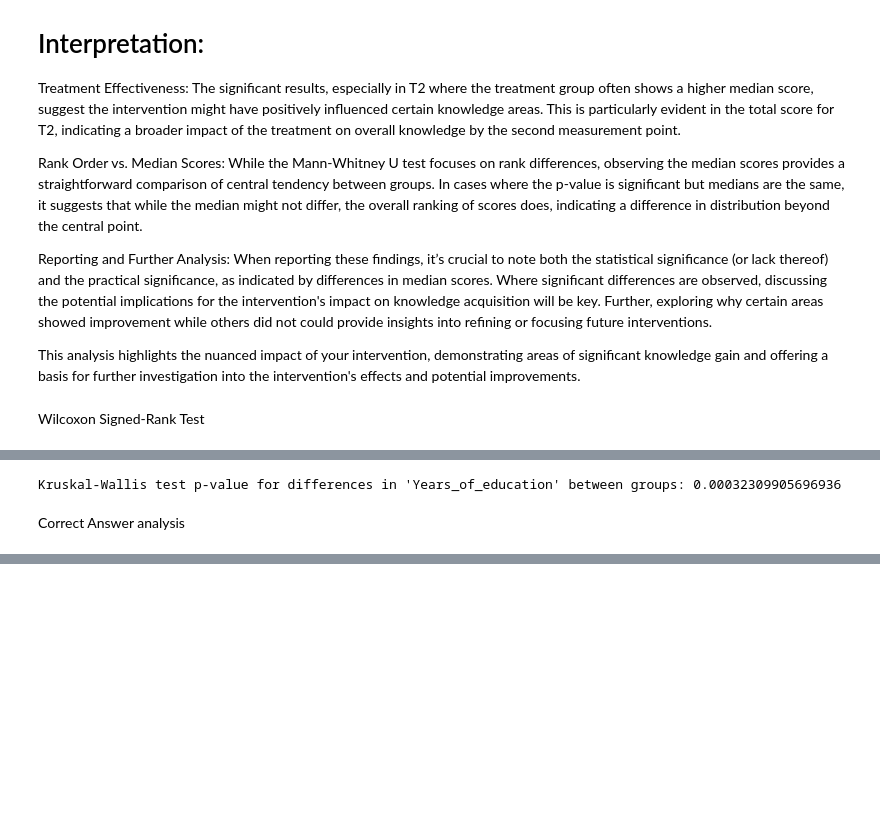
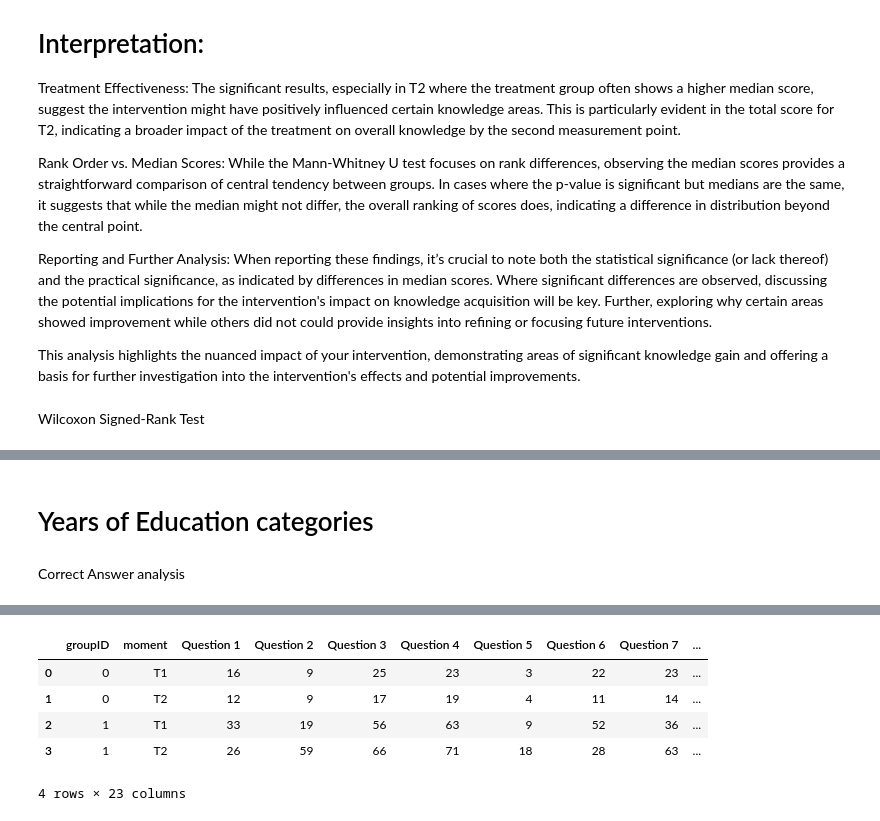
Before and after one commit to wingenium-nagesh/research, a Jupyter notebook: igvz/source/analysis.ipynb, the cells around one changed output, grey strips where cells are left out. Saved outputs shown, nothing was run; the diff lists cells and outputs as text; code cells hidden in the pictures; blank space fills up the shorter version.

```diff
--- a/igvz/source/analysis.ipynb
+++ b/igvz/source/analysis.ipynb
@@ -971,19 +931,17 @@ from scipy.stats import kruskal
 
 def categorize_years_of_education(years):
     if years == 0:
-        return 'No Formal Education'
-    elif 1 <= years <= 6:
-        return 'Primary Education'
-    elif 7 <= years <= 12:
-        return 'Secondary Education'
-    elif 13 <= years <= 14:
-        return 'Post-secondary Non-tertiary Education'
-    elif 15 <= years <= 16:
-        return 'Short-cycle Tertiary Education'
-    elif 17 <= years <= 18:
-        return "Bachelor's or Equivalent Level"
-    elif years >= 19:
-        return "Master's or Equivalent Level"
+        return '0 Years'
+    elif 1 <= years <= 5:
+        return '1-5 years'
+    elif 6 <= years <= 10:
+        return '6-10 years'
+    elif 11 <= years <= 15:
+        return '11-15 years'
+    elif 16 <= years <= 20:
+        return '16-20 years'
+    elif years >= 21:
+        return "Unknown"
     else:
         return 'Unknown'
 
@@ -1000,5 +958,5 @@ education_control = data[data['groupID'] == 0]['Years_of_education']
 stat, p = kruskal(education_treatment, education_control)
 
 print(f"Kruskal-Wallis test p-value for differences in 'Years_of_education' between groups: {p:.17f}")
-# %% [output]
-Kruskal-Wallis test p-value for differences in 'Years_of_education' between groups: 0.00032309905696936
+# %% [markdown]
+# Years of Education categories
@@ -1040,8 +1037,8 @@ Correct Answer analysis
 # %%
 
 # Identify columns related to T1 scores
-t1_score_columns = [col for col in data.columns if ('T1_' in col and '_Score' in col) or ('groupID' in col)]
-t2_score_columns = [col for col in data.columns if ('T2_' in col and '_Score' in col) or ('groupID' in col)]
+t1_score_columns = [col for col in data.columns if ('T1_' in col and '_Score' in col and '_Total' not in col) or ('groupID' in col)]
+t2_score_columns = [col for col in data.columns if ('T2_' in col and '_Score' in col and '_Total' not in col) or ('groupID' in col)]
 
 print(t1_score_columns)
 print(t2_score_columns)
@@ -1066,6 +1063,8 @@ correct
 correct = correct.groupby(['groupID', 'moment']).agg('sum').reset_index()
 
 correct.info()
+
+correct
 # %% [output]
 ['groupID', 'T1_KQ_1_Score', 'T1_KQ_2_Score', 'T1_KQ_3_Score', 'T1_KQ_4_Score', 'T1_KQ_5_Score', 'T1_KQ_6_Score', 'T1_KQ_7_Score', 'T1_KQ_8_Score', 'T1_KQ_9_Score', 'T1_KQ_10_Score', 'T1_KQ_11_Score', ...
 ['groupID', 'T2_KQ_1_Score', 'T2_KQ_2_Score', 'T2_KQ_3_Score', 'T2_KQ_4_Score', 'T2_KQ_5_Score', 'T2_KQ_6_Score', 'T2_KQ_7_Score', 'T2_KQ_8_Score', 'T2_KQ_9_Score', 'T2_KQ_10_Score', 'T2_KQ_11_Score', ...
@@ -1087,3 +1086,9 @@ memory usage: 900.0+ bytes
+|  | groupID | moment | Question 1 | Question 2 | Question 3 | Question 4 | Question 5 | Question 6 | Question 7 | ... |
+| 0 | 0 | T1 | 16 | 9 | 25 | 23 | 3 | 22 | 23 | ... |
+| 1 | 0 | T2 | 12 | 9 | 17 | 19 | 4 | 11 | 14 | ... |
+| 2 | 1 | T1 | 33 | 19 | 56 | 63 | 9 | 52 | 36 | ... |
+| 3 | 1 | T2 | 26 | 59 | 66 | 71 | 18 | 28 | 63 | ... |
+4 rows × 23 columns
 # %%
 import pandas as pd
 
```
Also changed, not shown: parts of 33 cells of this notebook, 4 other files.
